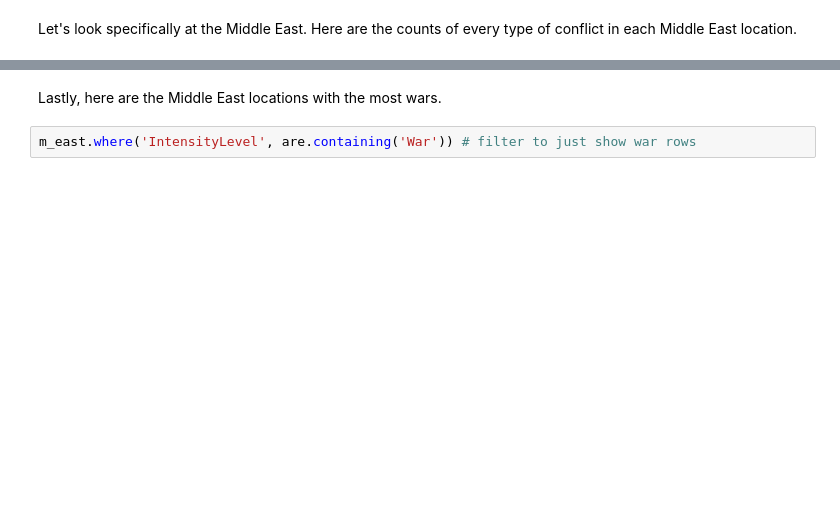
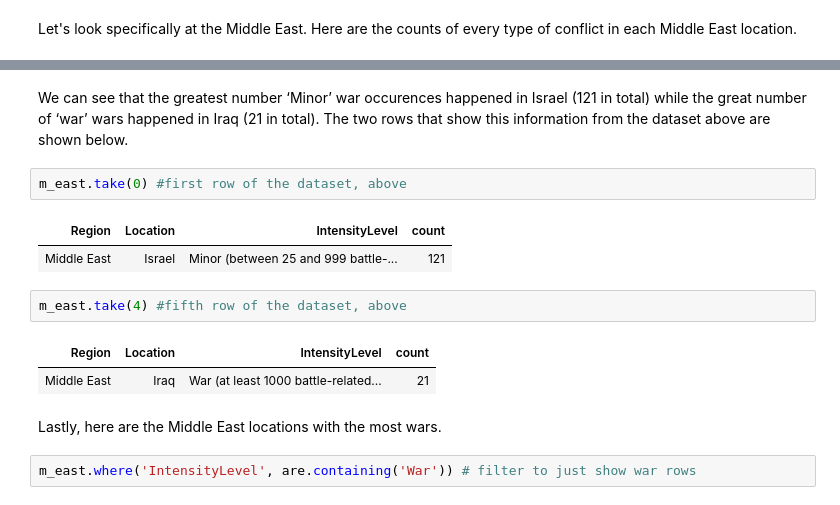
Before and after one commit to ds-modules/POLSCI-5, a Jupyter notebook: CivilWars.ipynb, the cells around one changed output, grey strips where cells are left out. Drawn from its saved outputs; the diff is of its cells as text; blank space fills up the shorter version.

```diff
--- a/CivilWars.ipynb
+++ b/CivilWars.ipynb
@@ -118,3 +220,15 @@ m_east
+# %% [markdown]
+We can see that the greatest number ‘Minor’ war occurences happened in Israel (121 in total) while the great number of ‘war’ wars happened in Iraq (21 in total). The two rows that show this information from the dataset above are shown below.
+# %%
+m_east.take(0) #first row of the dataset, above
+# %% [output]
+| Region | Location | IntensityLevel | count |
+| Middle East | Israel | Minor (between 25 and 999 battle-... | 121 |
+# %%
+m_east.take(4) #fifth row of the dataset, above
+# %% [output]
+| Region | Location | IntensityLevel | count |
+| Middle East | Iraq | War (at least 1000 battle-related... | 21 |
 # %% [markdown]
 Lastly, here are the Middle East locations with the most wars.
 # %%
```
Also changed, not shown: parts of 52 cells of this notebook.
